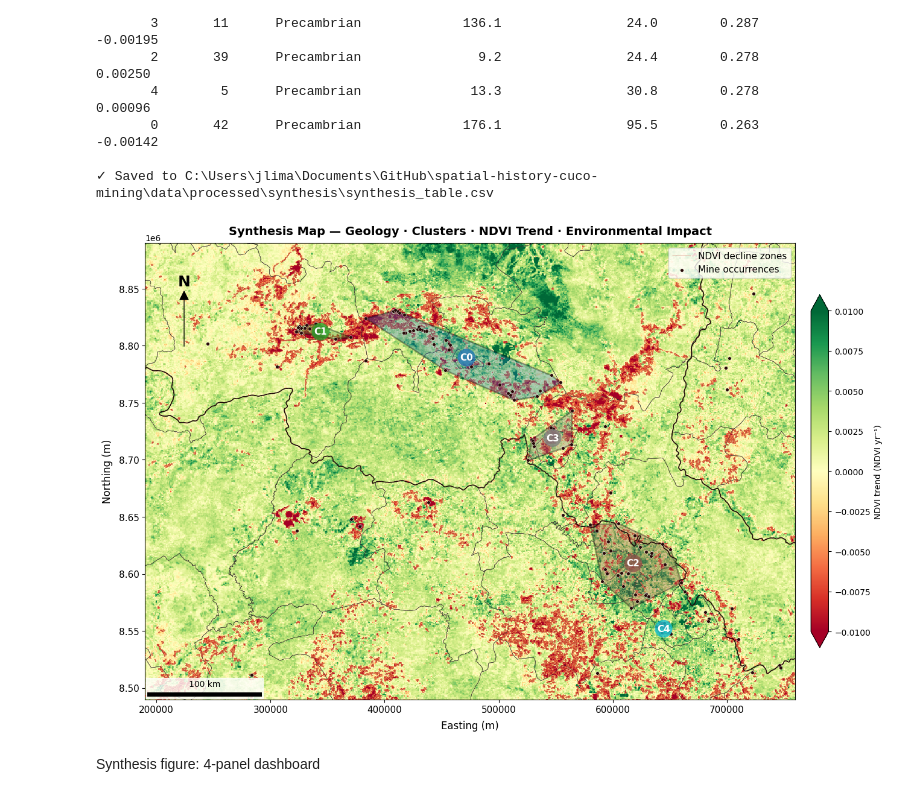
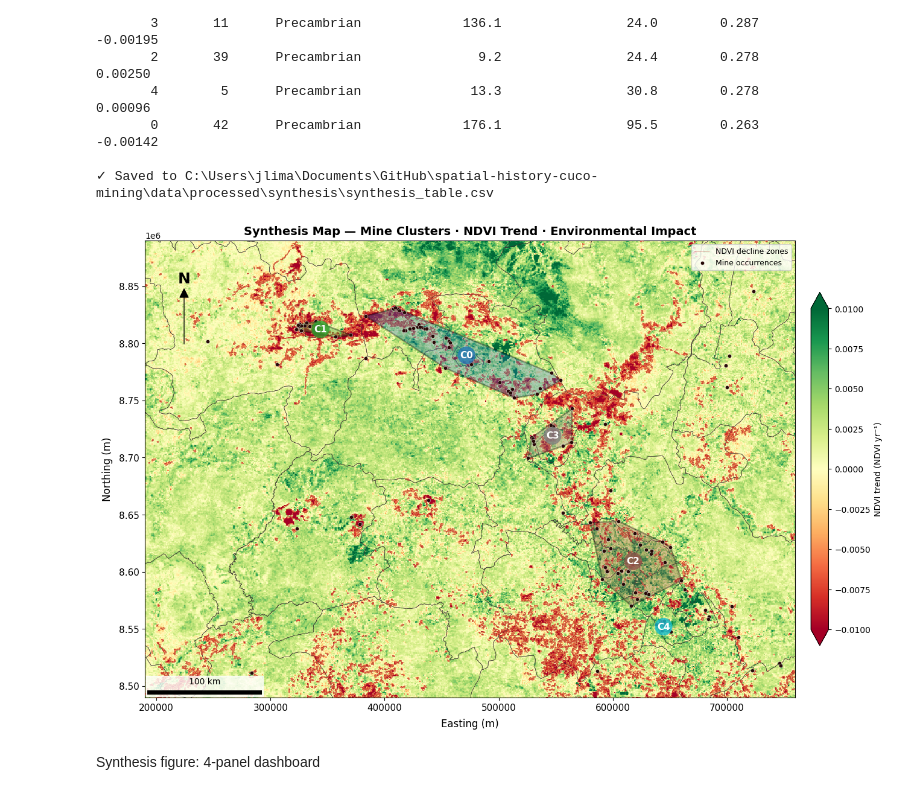
Before and after one commit to jlima-geol/spatial-history-cuco-mining, a Jupyter notebook: notebooks/iv.synthesis.ipynb, the cells around one changed output. Saved outputs shown, nothing was run; the diff lists cells and outputs as text; code cells hidden in the pictures.

```diff
--- a/notebooks/iv.synthesis.ipynb
+++ b/notebooks/iv.synthesis.ipynb
@@ -289,7 +287,7 @@ for i, cid in enumerate(cluster_ids):
         continue
     hull = pts.unary_union.convex_hull
     gpd.GeoSeries([hull], crs=CRS_PROJ).plot(
-        ax=ax, color=cmap_clusters(i), alpha=0.18, edgecolor=cmap_clusters(i),
+        ax=ax, color=cmap_clusters(i), alpha=0.8, edgecolor=cmap_clusters(i),
         linewidth=1.2, zorder=3,
     )
     cx, cy = hull.centroid.x, hull.centroid.y
@@ -298,7 +296,7 @@ for i, cid in enumerate(cluster_ids):
             bbox=dict(boxstyle="circle,pad=0.25", fc="white", ec=cmap_clusters(i), alpha=0.8),
             zorder=6)
 
-mrds.plot(ax=ax, color="#421905", markersize=18, marker="^",
+mrds.plot(ax=ax, color=PALETTE["mine"], markersize=15,
           edgecolor="black", linewidth=0.4, zorder=5, label="Mine occurrences")
 
 geo_patches = [
@@ -843,11 +847,6 @@ if ndvi_trend is not None:
 # District outlines (light, for orientation)
 districts.to_crs(CRS_PROJ).plot(
     ax=ax, color="none", edgecolor="#383131", linewidth=0.4, zorder=2,
-)
-
-# International border
-gpd.GeoSeries([boundary], crs=CRS_GEO).to_crs(CRS_PROJ).plot(
-    ax=ax, color="#1C0606", linewidth=1.2, linestyle="--", zorder=5,
 )
 
 # MODIS decline zone boundaries
@@ -866,38 +865,38 @@ for i, cid in enumerate(cluster_ids):
     hull       = pts.unary_union.convex_hull
     hull_color = cmap_clusters(i)
     gpd.GeoSeries([hull], crs=CRS_PROJ).plot(
         ax=ax, color=hull_color, alpha=0.35,
         edgecolor="black", linewidth=1.8, zorder=4,
     )
     hull_centroids.append((hull.centroid.x, hull.centroid.y, f"C{cid}", hull_color))
 
 # Mine points — PALETTE["mine"], rendered above hulls (zorder=8)
 mrds.plot(
-    ax=ax, color=PALETTE["mine"], markersize=16,
+    ax=ax, color=PALETTE["mine"], markersize=20,
     edgecolor="white", linewidth=0.3, zorder=8, label="Mine occurrences",
 )
 
-# Cluster labels — rendered last (zorder=10) so they sit above mine points
+# Cluster labels — rendered last (zorder=11) so they sit above mine points and district labels
 for cx, cy, label, color in hull_centroids:
     ax.text(cx, cy, label, fontsize=11, fontweight="bold",
             ha="center", va="center", color="white",
             bbox=dict(boxstyle="circle,pad=0.25", fc=color, ec="none", alpha=0.8),
-            zorder=10)
+            zorder=11)
 
 ax.set_xlim(XMIN, XMAX)
 ax.set_ylim(YMIN, YMAX)
 ax.axis("on")
 add_map_furniture(
     ax, gdf_ref=mrds,
-    title="Synthesis Map — Geology · Clusters · NDVI Trend · Environmental Impact",
+    title="Synthesis Map — Mine Clusters · NDVI Trend · Environmental Impact",
     legend=True, label_fontsize=12, labelticksize=11
 )
 
 plt.tight_layout()
 plt.savefig(MAPS_SYNTH / "4_5_synthesis_map.png", dpi=300, bbox_inches="tight")
 plt.show()
 # %% [output]
-[figure, old version]
+[figure, new version]
 # %% [markdown]
 Synthesis figure: 4-panel dashboard
 # %%
```
Also changed, not shown: parts of 3 cells of this notebook, 6 other files.
